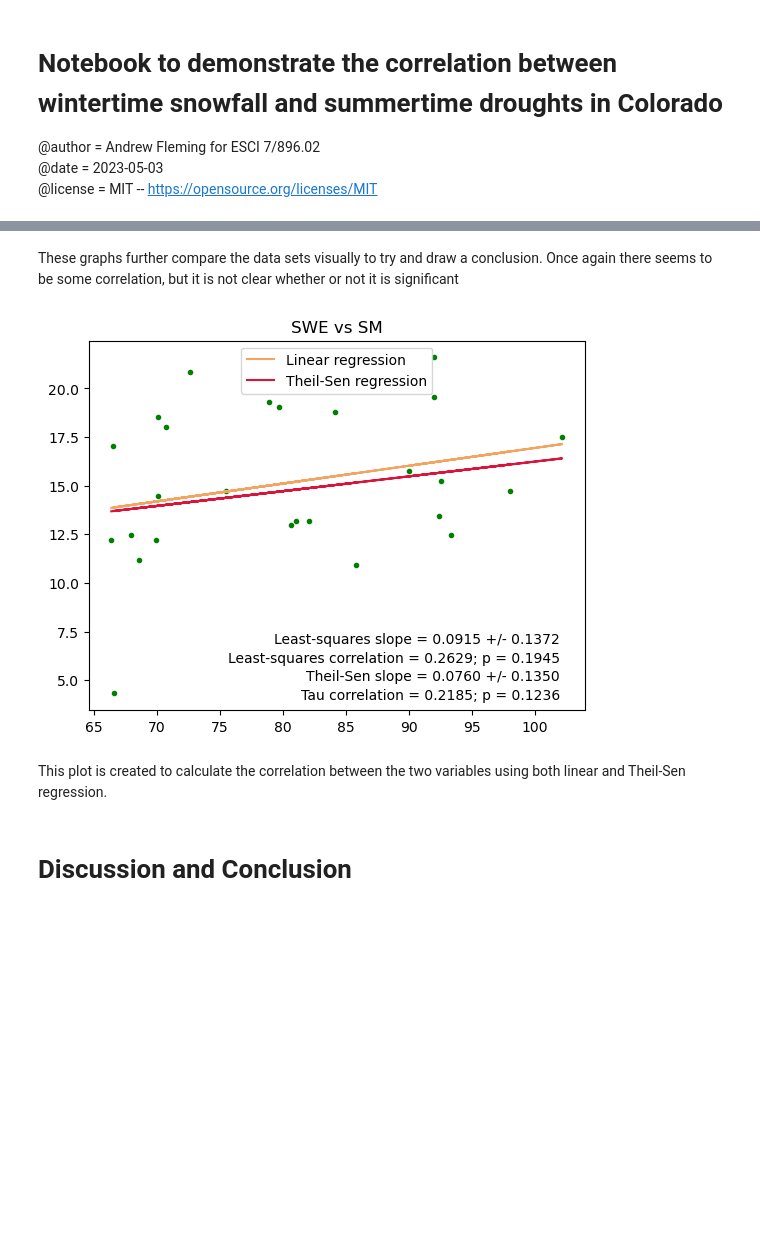
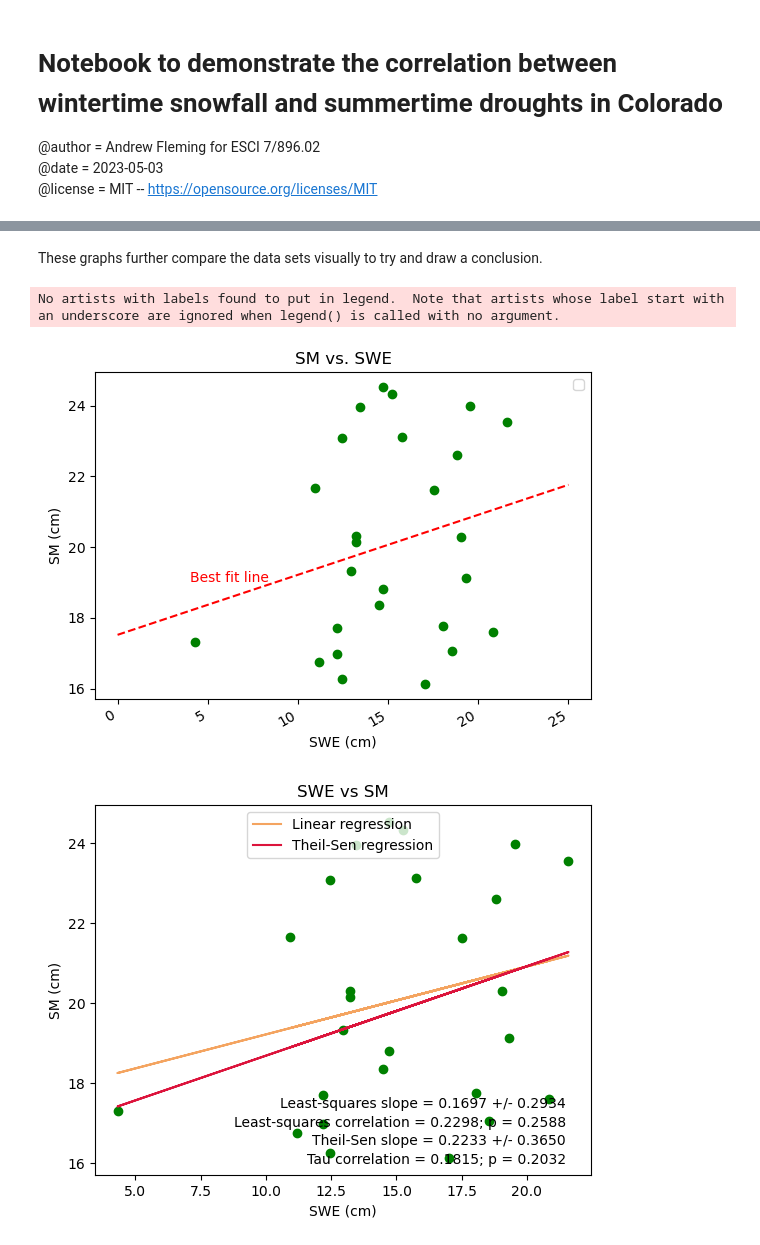
Before and after one commit to andrewflem/Final-Project-CO-snow-and-droughts, a Jupyter notebook: Fleming_Final_Project_ESCI_797 (1).ipynb, the cells around one changed output, grey strips where cells are left out. Drawn from its saved outputs; the diff is of its cells as text; code cells hidden in the pictures; blank space fills up the shorter version.

```diff
--- a/Fleming_Final_Project_ESCI_797 (1).ipynb
+++ b/Fleming_Final_Project_ESCI_797 (1).ipynb
@@ -130,8 +150,9 @@ data_sm['SM50'] = data_sm['SM50'].fillna((data_sm['SM20'] +data_sm['SM100'])/2)
 data_sm['SM100'] = data_sm['SM100'].fillna(data_sm['SM50'])
 
 #Integrating  data
-data_sm['tot_soilmoisture'] = np.trapz(data_sm[['SM5', 'SM10', 'SM20', 'SM50', 'SM100']])
+data_sm['tot_soilmoisture'] = np.trapz(data_sm[['SM5', 'SM10', 'SM20', 'SM50', 'SM100']]/100, x = [5,10,20,50,100])
 
 #Isolate SM to summer months
 data_sm.loc[~((data_sm.index.month >= 6) | (data_sm.index.month <= 9))] = pd.NA
-data_sm = data_sm.dropna()
+
+data_sm = data_sm['1997-01-01':'2022-12-31']
@@ -151,14 +173,8 @@ dfannual_swe = dfscan_fill1[['SWE_cm']].groupby(data_snow.index.year).sum()
 # %%
 #%% Annual data frame for SM
 
-#Counting Number of non-null values
-nonnan_count = data_sm.notnull().groupby(data_sm.index.year).mean()
-
-#Create new data frame
-dfscan_fill2 = data_sm.interpolate()
-
 #Calculate values
-dfannual_sm = dfscan_fill2[['tot_soilmoisture']].groupby(data_sm.index.year).mean()
+dfannual_sm = data_sm[['tot_soilmoisture']].groupby(data_sm.index.year).mean()
 
 #Rename column
 dfannual_sm = dfannual_sm.rename(columns={'tot_soilmoisture': 'avg_soilmoisture'})
@@ -184,7 +200,7 @@ ax.plot(data_snow['SWE_cm'],  # x = 1st series, y = 2nd series)
 # Add plot components
 ax.set_xlabel('Year')         # x-axis label
 ax.set_ylabel('Precipitation (cm)')          # y-axis label
-ax.set_title('Precipitation and SWE') # figure title
+ax.set_title('Precipitation and SWE in Winter Months') # figure title
 ax.legend()                                   # legend
 
 # Optional command to make x-tick labels diagonal to avoid overlap
@@ -322,9 +329,40 @@ fig4.autofmt_xdate()
-# %% [markdown]
-These graphs further compare the data sets visually to try and draw a conclusion. Once again there seems to be some correlation, but it is not clear whether or not it is significant
+# %% [markdown]
+These graphs further compare the data sets visually to try and draw a conclusion.
 # %%
+#%%Plot SM vs SWE Annually
+
+# Create plot
+fig3, ax3 = plt.subplots()
+
+# Plot another data series
+ax3.plot(dfannual_swe['SWE_cm'], dfannual_sm['avg_soilmoisture'],  # x = 1st series, y = 2nd series)
+        'go')
+
+#Best fit equation
+slope,intercept = np.polyfit(dfannual_swe['SWE_cm'],
+                             dfannual_sm['avg_soilmoisture'],1)
+#Variables for best fit line
+m = slope
+b = intercept
+x1 =  0
+x2 =  25
+y1 = m*x1 +b
+y2 = m*x2 +b
+
+#Plot best fit line
+ax3.plot([x1,x2],[y1,y2],'r--')
+ax3.annotate('Best fit line',xy = (4,19),color = 'r')
+# Add plot components
+ax3.set_xlabel('SWE (cm)')         # x-axis label
+ax3.set_ylabel('SM (cm)')          # y-axis label
+ax3.set_title('SM vs. SWE') # figure title
+ax3.legend()                                   # legend
+
+# Optional command to make x-tick labels diagonal to avoid overlap
+fig3.autofmt_xdate()
 
 #Create function
-def regressplot(data1_series,data2_series, figtitle):
+def regressplot2(data1_series,data2_series, figtitle):
 
     #Calculate parametric linear regression values
     lsq_coeff = stats.linregress(data1_series,data2_series)
@@ -337,43 +375,45 @@ def regressplot(data1_series,data2_series, figtitle):
 
     #Create plot and show time eries of input data series
     fig, ax = plt.subplots()
-    ax.plot(data1_series,data2_series, 'g.')
+    ax.plot(data1_series,data2_series, 'go')
     #Parametric best fit line
     ax.plot(data1_series, lsq_coeff.intercept + lsq_coeff.slope *
           data1_series, 'sandybrown', label='Linear regression')
     #Annotation Placement
     xx = ax.get_xlim()
     yy = ax.get_ylim()
 
     #Display least squares sparametric slope and correlation on graph
     ax.annotate(f'Least-squares slope = {lsq_coeff.slope:.4f} +/- {2*lsq_coeff.stderr:.4f}',
                 xy=(xx[1]-0.05*(xx[1]-xx[0]), yy[0] + 0.18*(yy[1]-yy[0])),
                 horizontalalignment='right')
     ax.annotate(f'Least-squares correlation = {lsq_coeff.rvalue:.4f}; p = {lsq_coeff.pvalue:.4f}',
                 xy=(xx[1]-0.05*(xx[1]-xx[0]), yy[0] + 0.13*(yy[1]-yy[0])),
                 horizontalalignment='right')
 
     #Non-parametric best fit line
     ax.plot(data1_series, sen_coeff.intercept + sen_coeff.slope *
                data1_series, 'crimson', label='Theil-Sen regression')
 
     #Display non-parametric slope and correlation on graph
     ax.annotate(f'Theil-Sen slope = {sen_coeff.slope:.4f} +/- {0.5*(sen_coeff.high_slope - sen_coeff.low_slope):.4f}',
                     xy=(xx[1]-0.05*(xx[1]-xx[0]), yy[0] + 0.08*(yy[1]-yy[0])),
                     horizontalalignment='right')
     ax.annotate(f'Tau correlation = {tau.correlation:.4f}; p = {tau.pvalue:.4f}',
                     xy=(xx[1]-0.05*(xx[1]-xx[0]), yy[0] + 0.03*(yy[1]-yy[0])),
                     horizontalalignment='right')
+    # Add plot components
+    ax.set_xlabel('SWE (cm)')         # x-axis label
+    ax.set_ylabel('SM (cm)')          # y-axis label
+    ax.set_title('Linear and Non-linear Regression') # figure title
 
     ax.set_title(figtitle)
     #ax.set_ylabel(y_label)
     ax.legend(loc='upper center')
     plt.show()
 
-regressplot(dfannual_sm['avg_soilmoisture'],dfannual_swe['SWE_cm'], 'SWE vs SM')
+regressplot2(dfannual_swe['SWE_cm'],dfannual_sm['avg_soilmoisture'], 'SWE vs SM')
 # %% [output]
+No artists with labels found to put in legend.  Note that artists whose label start with an underscore are ignored when legend() is called with no argument.
-[figure, old version]
+[figure, new version]
+[figure, added]
-# %% [markdown]
-This plot is created to calculate the correlation between the two variables using both linear and Theil-Sen regression.
-# %% [markdown]
-# Discussion and Conclusion
```
Also changed, not shown: parts of 29 cells of this notebook.
